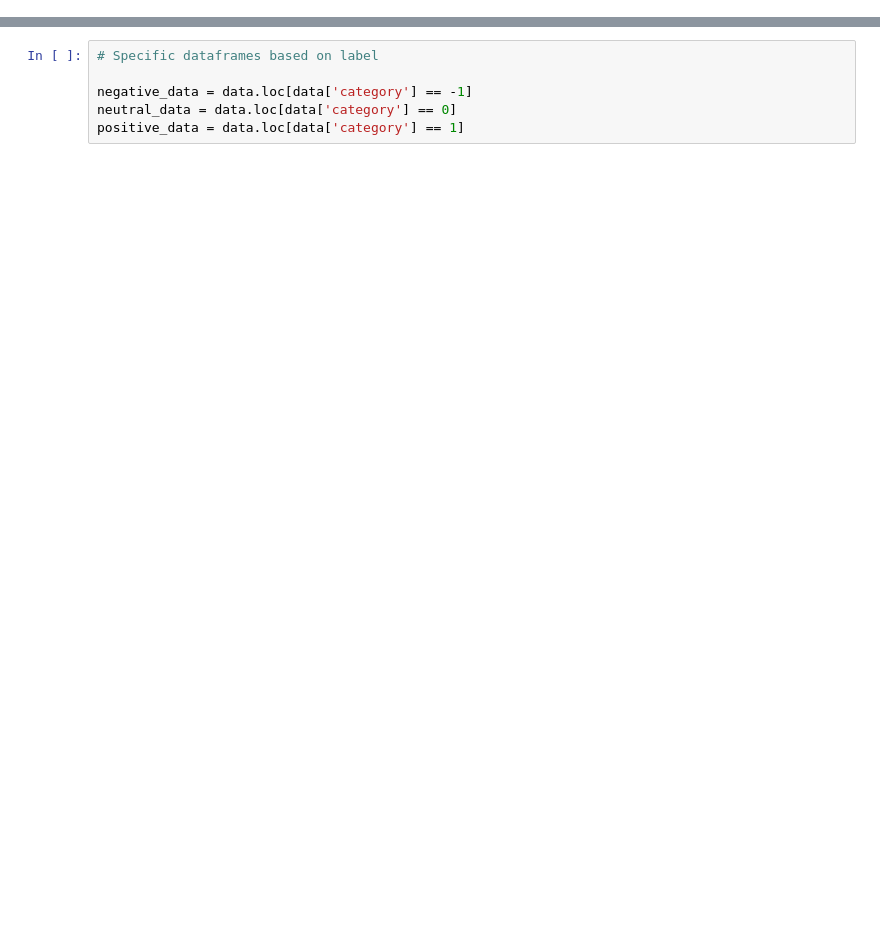
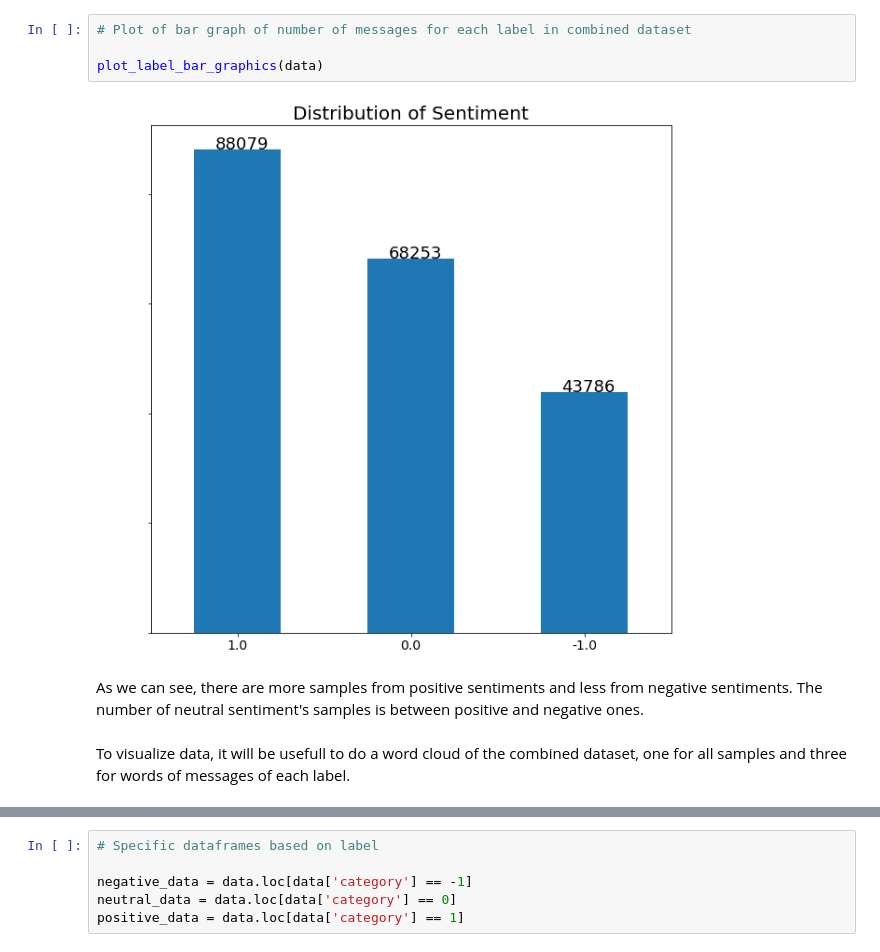
Before and after one commit to SergiCSim/Cas-Kaggle, a Jupyter notebook: Cas_kaggle.ipynb, the cells around one changed output, grey strips where cells are left out. Cells and saved outputs as stored; diff of their text form; blank space fills up the shorter version.

```diff
--- a/Cas_kaggle.ipynb
+++ b/Cas_kaggle.ipynb
@@ -97,0 +181,10 @@ TypeError: sequence item 413: expected str instance, float found
+# %%
+# Plot of bar graph of number of messages for each label in combined dataset
+
+plot_label_bar_graphics(data)
+# %% [output]
+[figure, added]
+# %% [markdown]
+As we can see, there are more samples from positive sentiments and less from negative sentiments. The number of neutral sentiment's samples is between positive and negative ones.
+# %% [markdown]
+To visualize data, it will be usefull to do a word cloud of the combined dataset, one for all samples and three for words of messages of each label.
```
Also changed, not shown: parts of 213 cells of this notebook.
